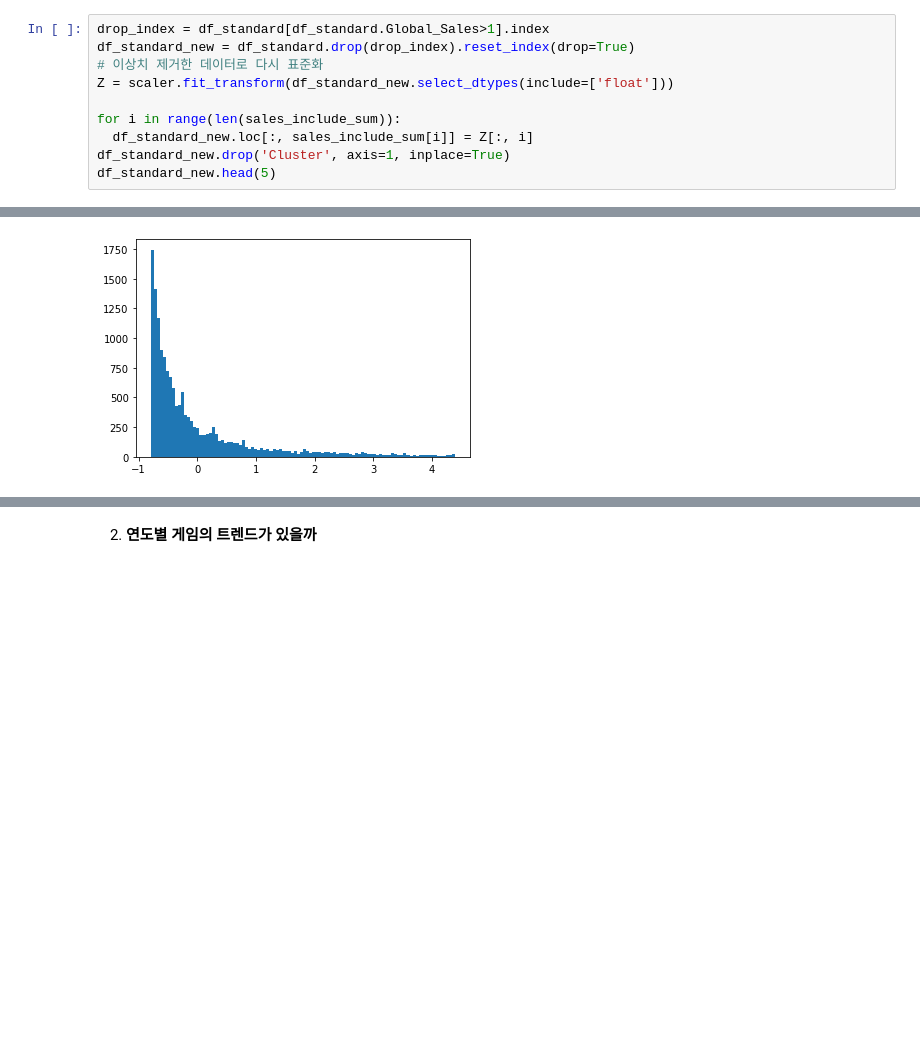
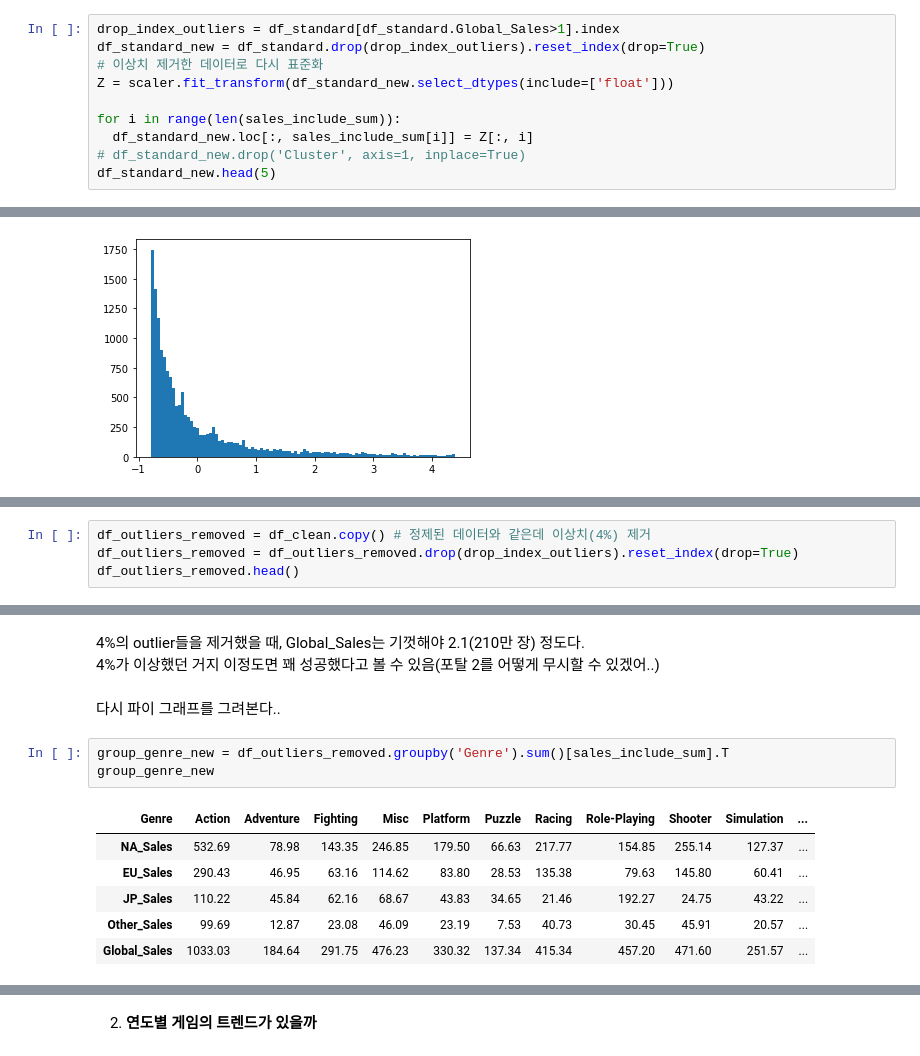
Before and after one commit to nan-park/section1_project, a Jupyter notebook: AI_section1_project.ipynb, the cells around one changed output, grey strips where cells are left out. Drawn from its saved outputs; the diff is of its cells as text; blank space fills up the shorter version.

```diff
--- a/AI_section1_project.ipynb
+++ b/AI_section1_project.ipynb
@@ -1010,12 +1024,12 @@ print(df_standard[df_standard.Global_Sales>2].shape[0] / df_standard.shape[0])
 # %%
-drop_index = df_standard[df_standard.Global_Sales>1].index
-df_standard_new = df_standard.drop(drop_index).reset_index(drop=True)
+drop_index_outliers = df_standard[df_standard.Global_Sales>1].index
+df_standard_new = df_standard.drop(drop_index_outliers).reset_index(drop=True)
 # 이상치 제거한 데이터로 다시 표준화
 Z = scaler.fit_transform(df_standard_new.select_dtypes(include=['float']))
 
 for i in range(len(sales_include_sum)):
   df_standard_new.loc[:, sales_include_sum[i]] = Z[:, i]
-df_standard_new.drop('Cluster', axis=1, inplace=True)
+# df_standard_new.drop('Cluster', axis=1, inplace=True)
 df_standard_new.head(5)
 # %% [output]
 |  | Name | Platform | Year | Genre | Publisher | NA_Sales | EU_Sales | JP_Sales | Other_Sales | ... |
@@ -1046,0 +1071,4 @@ plt.show()
+# %%
+df_outliers_removed = df_clean.copy() # 정제된 데이터와 같은데 이상치(4%) 제거
+df_outliers_removed = df_outliers_removed.drop(drop_index_outliers).reset_index(drop=True)
+df_outliers_removed.head()
@@ -1046,0 +1082,15 @@ plt.show()
+# %% [markdown]
+4%의 outlier들을 제거했을 때, Global_Sales는 기껏해야 2.1(210만 장) 정도다.<br>
+4%가 이상했던 거지 이정도면 꽤 성공했다고 볼 수 있음(포탈 2를 어떻게 무시할 수 있겠어..)
+# %% [markdown]
+다시 파이 그래프를 그려본다..
+# %%
+group_genre_new = df_outliers_removed.groupby('Genre').sum()[sales_include_sum].T
+group_genre_new
+# %% [output]
+| Genre | Action | Adventure | Fighting | Misc | Platform | Puzzle | Racing | Role-Playing | Shooter | Simulation | ... |
+| NA_Sales | 532.69 | 78.98 | 143.35 | 246.85 | 179.50 | 66.63 | 217.77 | 154.85 | 255.14 | 127.37 | ... |
+| EU_Sales | 290.43 | 46.95 | 63.16 | 114.62 | 83.80 | 28.53 | 135.38 | 79.63 | 145.80 | 60.41 | ... |
+| JP_Sales | 110.22 | 45.84 | 62.16 | 68.67 | 43.83 | 34.65 | 21.46 | 192.27 | 24.75 | 43.22 | ... |
+| Other_Sales | 99.69 | 12.87 | 23.08 | 46.09 | 23.19 | 7.53 | 40.73 | 30.45 | 45.91 | 20.57 | ... |
+| Global_Sales | 1033.03 | 184.64 | 291.75 | 476.23 | 330.32 | 137.34 | 415.34 | 457.20 | 471.60 | 251.57 | ... |
```
Also changed, not shown: parts of 7 cells of this notebook.
